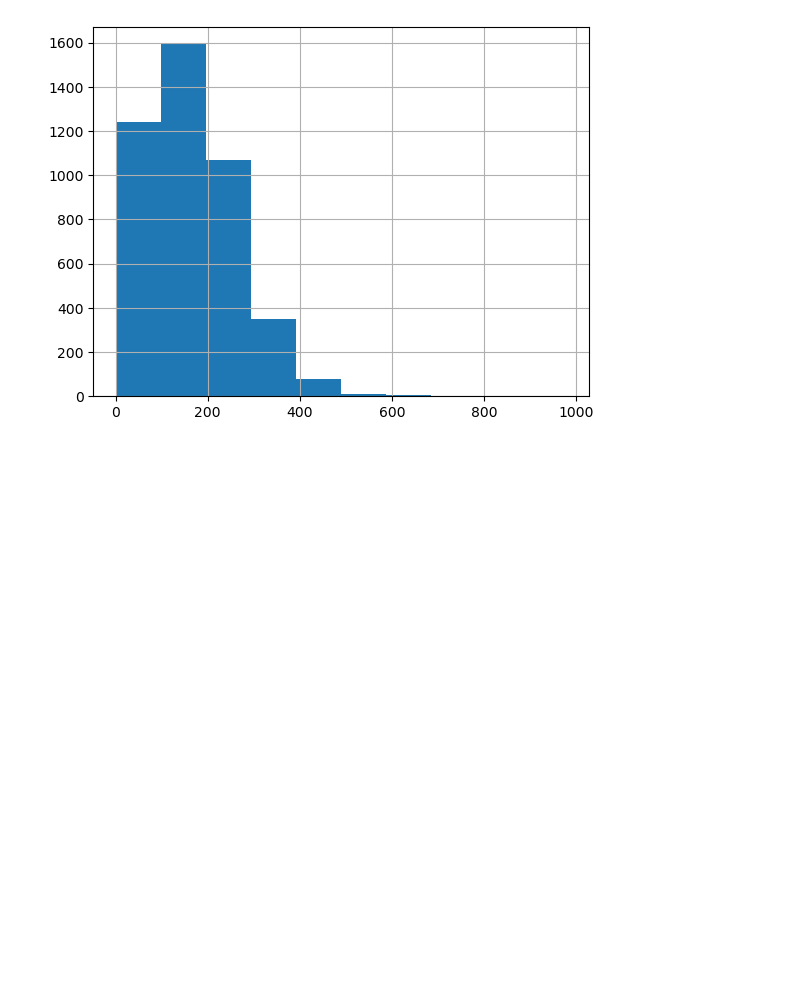
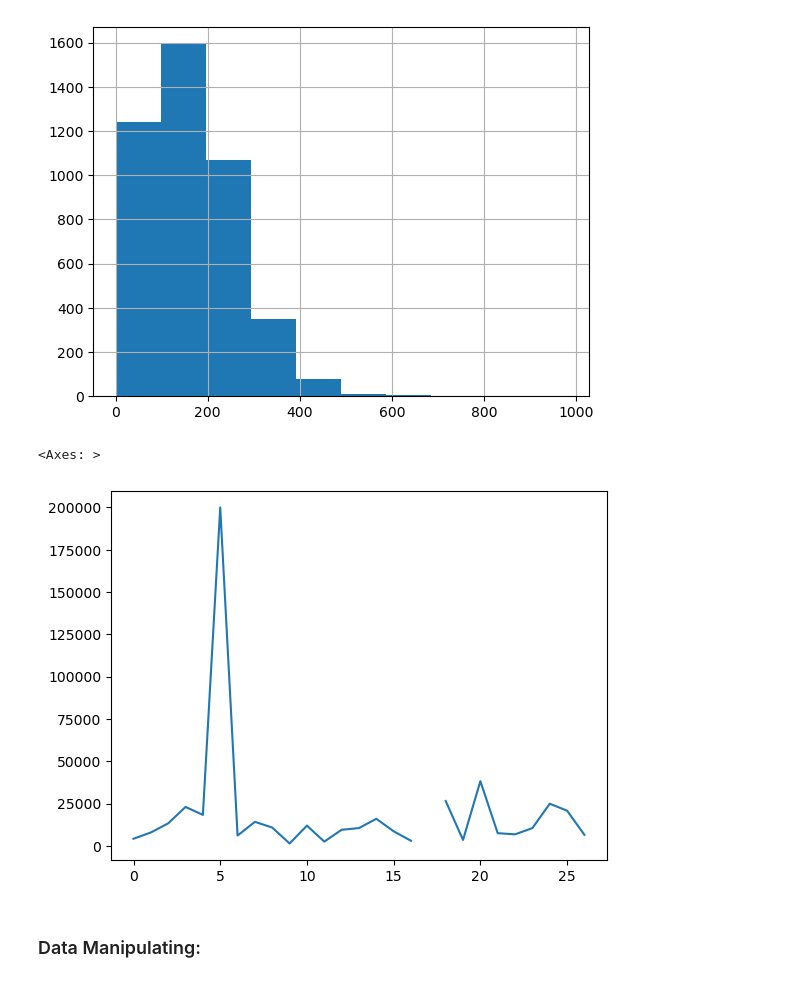
Before and after one commit to MainulDip/AiMlStudy, a Jupyter notebook: apps/1-pandas/1-Pandas-Intro.ipynb, the cells around one changed output. Drawn from its saved outputs; the diff is of its cells as text; code cells hidden in the pictures; blank space fills up the shorter version.

```diff
--- a/apps/1-pandas/1-Pandas-Intro.ipynb
+++ b/apps/1-pandas/1-Pandas-Intro.ipynb
@@ -219,3 +273,10 @@ car_sales["Mileage"].hist()
 # %% [output]
 <Axes: >
 [figure]
+# %%
+car_sales["Price"].head(27).plot(kind="line")
+# %% [output]
+<Axes: >
+[figure, added]
+# %% [markdown]
+### Data Manipulating:
```
Also changed, not shown: parts of 26 cells of this notebook, 2 other files.
